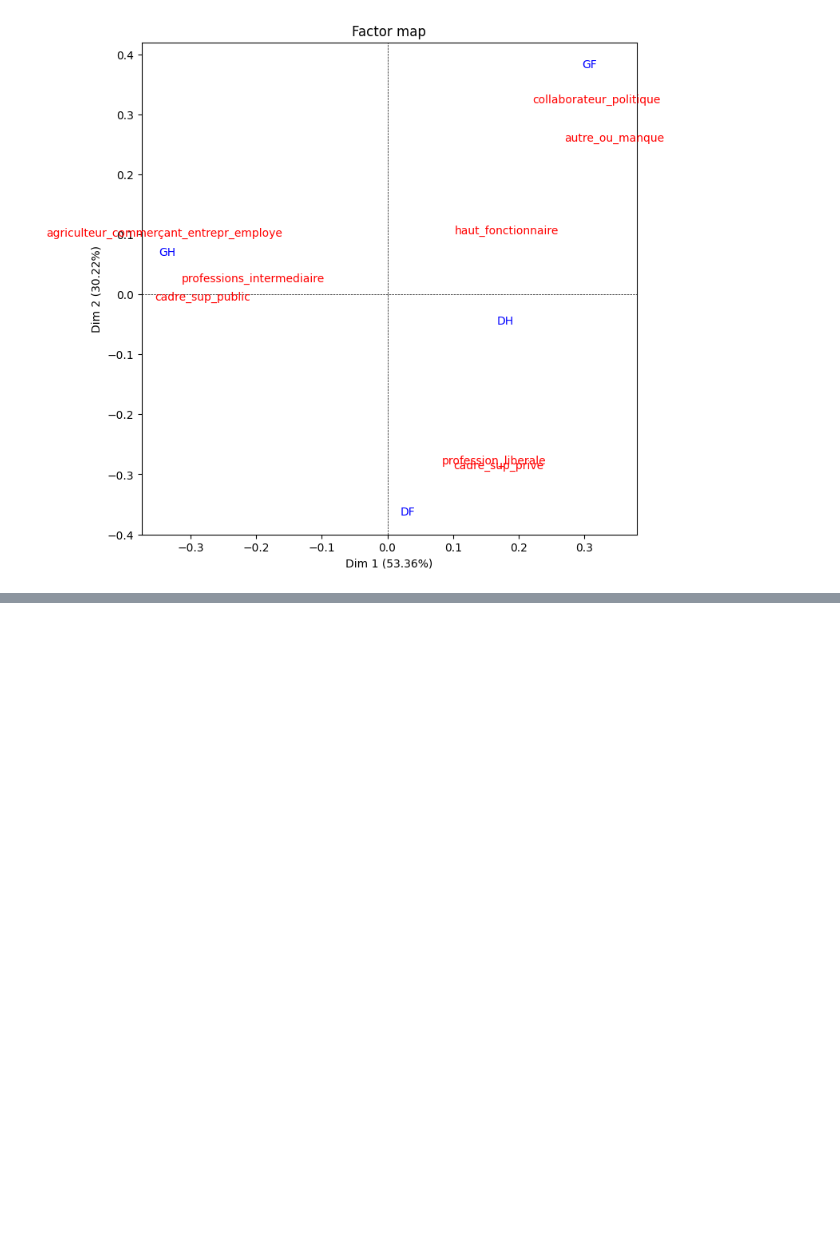
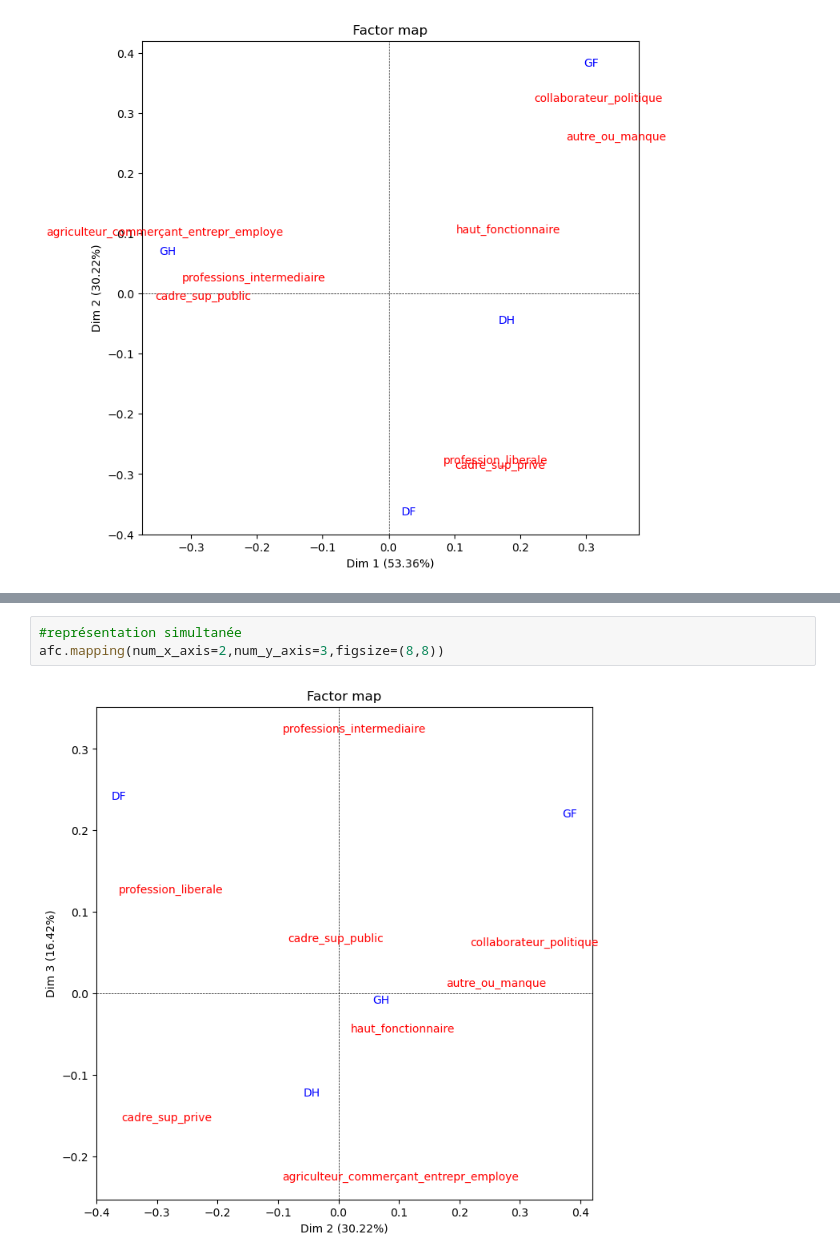
Before and after one commit to Sciences-historiques-numeriques/dossier_prosopographie_politique, a Jupyter notebook: AFC_femmes_ministres.ipynb, the cells around one changed output, grey strips where cells are left out. Saved outputs shown, nothing was run; the diff lists cells and outputs as text; blank space fills up the shorter version.

```diff
--- a/AFC_femmes_ministres.ipynb
+++ b/AFC_femmes_ministres.ipynb
@@ -188,0 +181,5 @@ AttributeError: 'CA' object has no attribute 'plot'
+# %%
+#représentation simultanée
+afc.mapping(num_x_axis=2,num_y_axis=3,figsize=(8,8))
+# %% [output]
+[figure, added]
```
Also changed, not shown: parts of 29 cells of this notebook, 1 other file.
